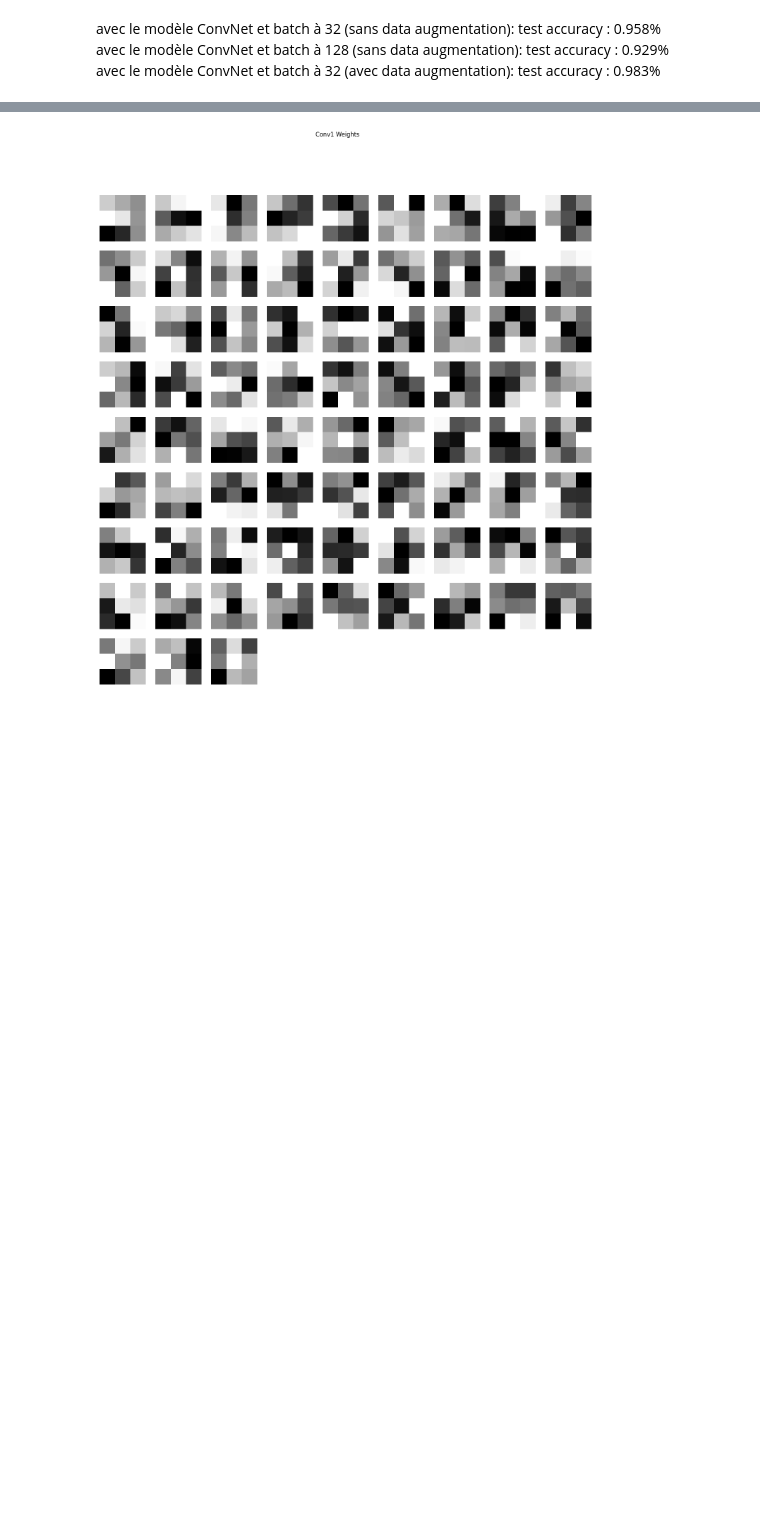
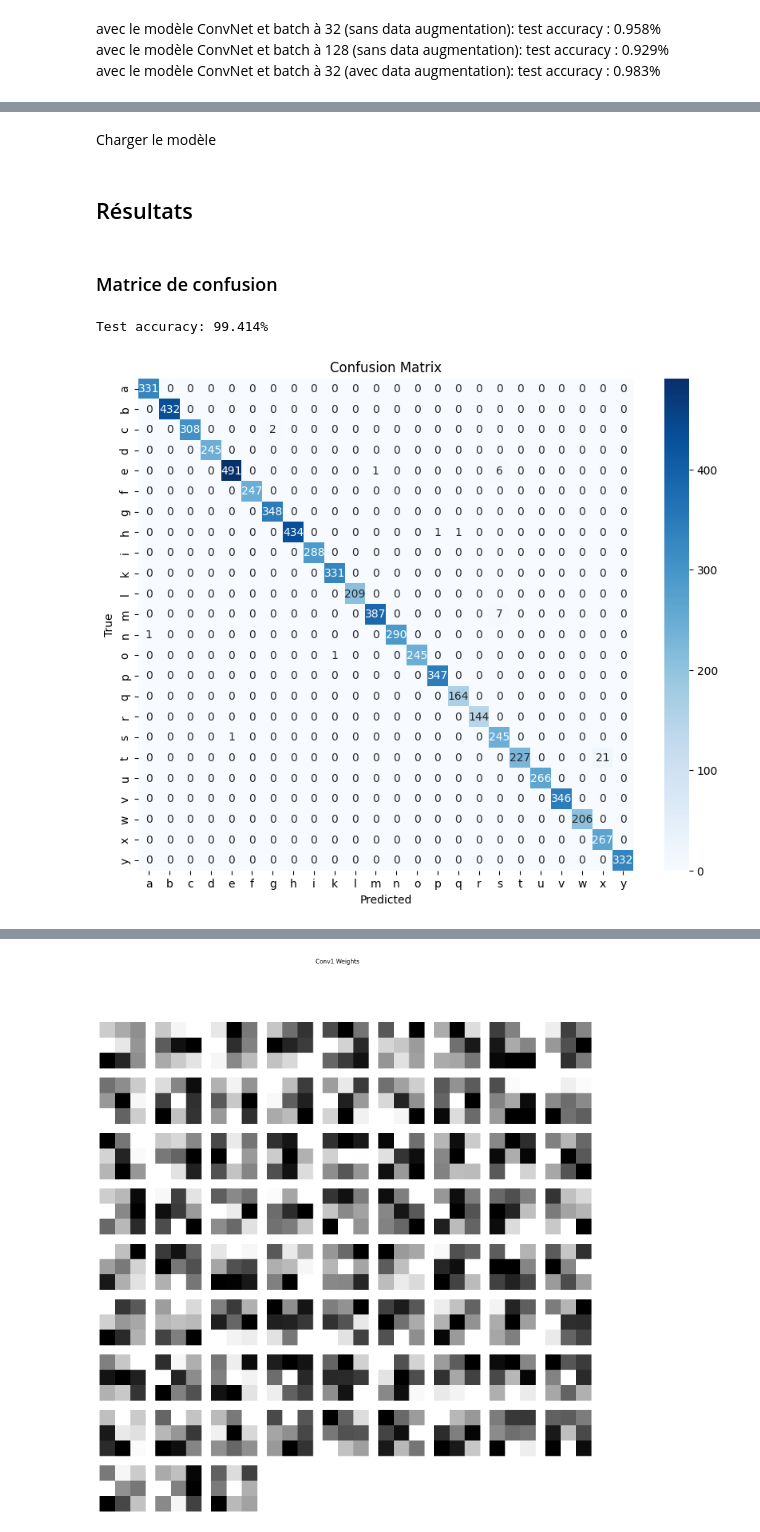
Before and after one commit to MathisAulagnier/SignLanguageLetterRecognitionAI, a Jupyter notebook: src/notebooks/proj_ia_Victor.ipynb, the cells around one changed output, grey strips where cells are left out. Saved outputs shown, nothing was run; the diff lists cells and outputs as text; code cells hidden in the pictures; blank space fills up the shorter version.

```diff
--- a/src/notebooks/proj_ia_Victor.ipynb
+++ b/src/notebooks/proj_ia_Victor.ipynb
@@ -232,9 +288,0 @@ Epoch : 14 [54400/54910 (99%)]  Loss: 0.001001   Accuracy:98.920%
-# %%
-def evaluate(model):
-    correct = 0
-    for test_imgs, test_labels in test_loader:
-        test_imgs = Variable(test_imgs).float()
-        output = model(test_imgs)
-        predicted = torch.max(output,1)[1]
-        correct += (predicted == test_labels).sum()
-    print("Test accuracy:{:.3f}% ".format( float(correct) / (len(test_loader)*BATCH_SIZE)))
@@ -251,2 +318,4 @@ Sauvons le modèle
 # %%
 #torch.save(cnn, "../save/m1.pth")
+# %% [markdown]
+Charger le modèle
@@ -252,0 +324,23 @@ Sauvons le modèle
+# %% [markdown]
+## Résultats
+# %% [markdown]
+### Matrice de confusion
+# %%
+def plot_confusion_matrix(labels, preds, class_names):
+    cm = confusion_matrix(labels, preds)
+    plt.figure(figsize=(10, 8))
+    sns.heatmap(cm, annot=True, fmt='d', cmap='Blues', xticklabels=class_names, yticklabels=class_names)
+    plt.xlabel('Predicted')
+    plt.ylabel('True')
+    plt.title('Confusion Matrix')
+    plt.show()
+# %%
+# Évaluation du modèle et récupération des prédictions
+accuracy, all_labels, all_preds = evaluate(cnn, test_loader)
+
+# Affichage de la matrice de confusion
+class_names = ['a','b','c','d','e','f','g','h','i','k','l','m','n','o','p','q','r','s','t','u','v','w','x','y']
+plot_confusion_matrix(all_labels, all_preds, class_names)
+# %% [output]
+Test accuracy: 99.414%
+[figure, added]
```
Also changed, not shown: parts of 31 cells of this notebook, 1 other file.
